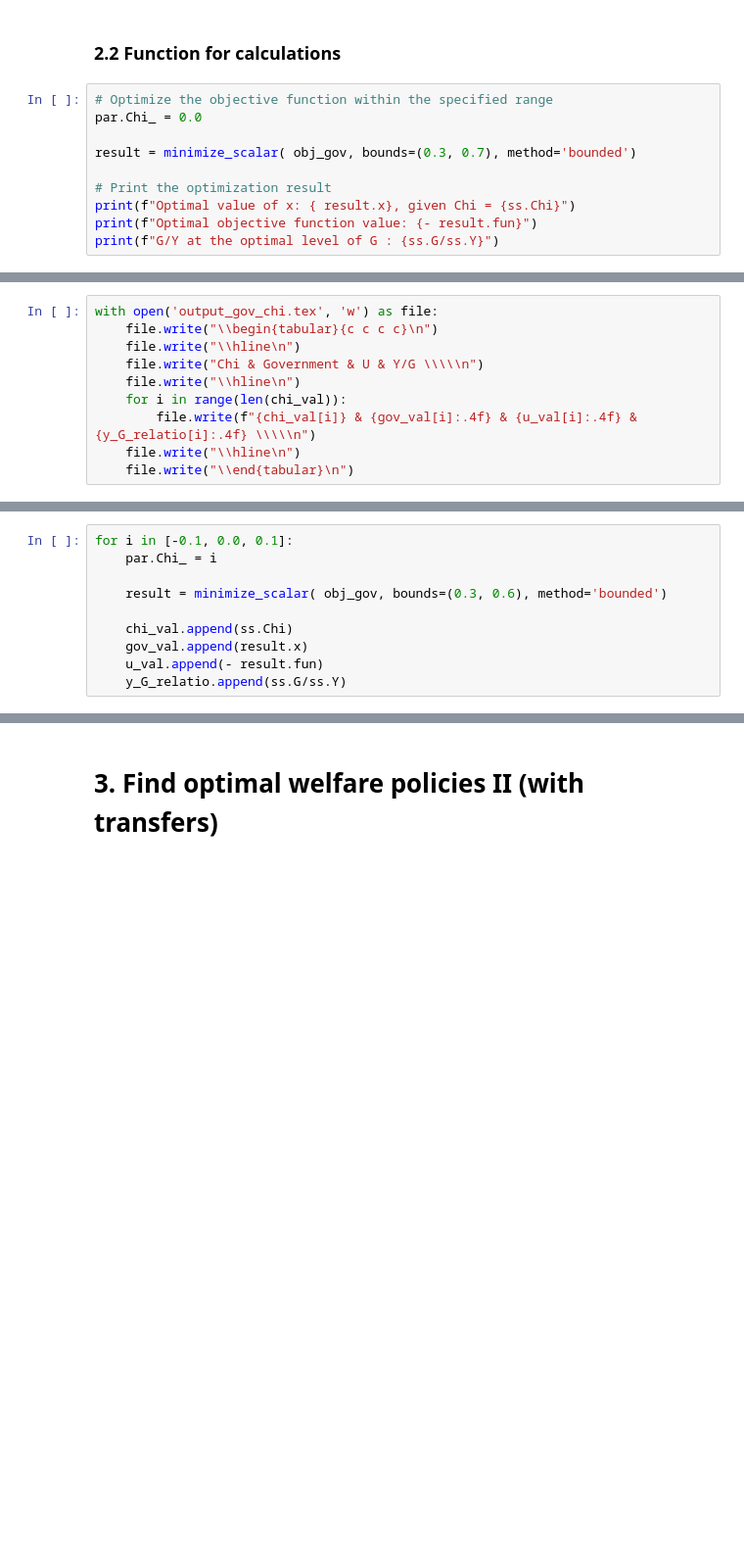
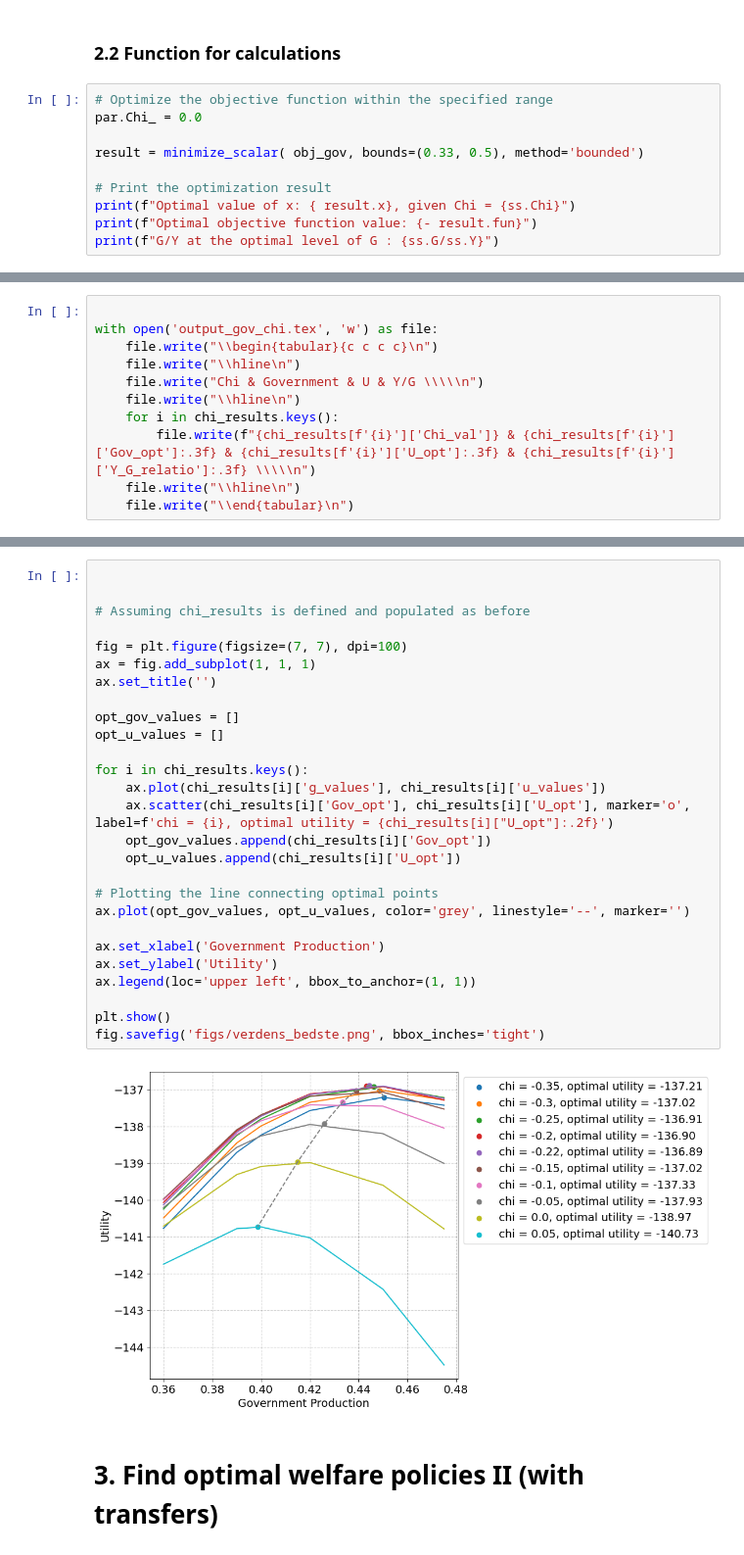
Before and after one commit to funlime/Assignment_2, a Jupyter notebook: Assignment_II/HANCWelfareModel.ipynb, the cells around one changed output, grey strips where cells are left out. Shown at 98% size. Saved outputs shown, nothing was run; the diff lists cells and outputs as text; blank space fills up the shorter version.

```diff
--- a/Assignment_II/HANCWelfareModel.ipynb
+++ b/Assignment_II/HANCWelfareModel.ipynb
@@ -360,7 +378,7 @@ def obj_gov(x):
 # Optimize the objective function within the specified range
 par.Chi_ = 0.0
 
-result = minimize_scalar( obj_gov, bounds=(0.3, 0.7), method='bounded')
+result = minimize_scalar( obj_gov, bounds=(0.33, 0.5), method='bounded')
 
 # Print the optimization result
 print(f"Optimal value of x: { result.x}, given Chi = {ss.Chi}")
@@ -435,10 +470,11 @@ for chi in chi_values:
 # %%
+
 with open('output_gov_chi.tex', 'w') as file:
     file.write("\\begin{tabular}{c c c c}\n")
     file.write("\\hline\n")
     file.write("Chi & Government & U & Y/G \\\\\n")
     file.write("\\hline\n")
-    for i in range(len(chi_val)):
-        file.write(f"{chi_val[i]} & {gov_val[i]:.4f} & {u_val[i]:.4f} & {y_G_relatio[i]:.4f} \\\\\n")
+    for i in chi_results.keys():
+        file.write(f"{chi_results[f'{i}']['Chi_val']} & {chi_results[f'{i}']['Gov_opt']:.3f} & {chi_results[f'{i}']['U_opt']:.3f} & {chi_results[f'{i}']['Y_G_relatio']:.3f} \\\\\n")
     file.write("\\hline\n")
     file.write("\\end{tabular}\n")
@@ -476,10 +480,0 @@ ax.legend()
-# %%
-for i in [-0.1, 0.0, 0.1]:
-    par.Chi_ = i
-
-    result = minimize_scalar( obj_gov, bounds=(0.3, 0.6), method='bounded')
-
-    chi_val.append(ss.Chi)
-    gov_val.append(result.x)
-    u_val.append(- result.fun)
-    y_G_relatio.append(ss.G/ss.Y)
@@ -627,3 +481,32 @@ print(f'Y/G: {y_G_relatio}')
+# %%
+
+
+# Assuming chi_results is defined and populated as before
+
+fig = plt.figure(figsize=(7, 7), dpi=100)
+ax = fig.add_subplot(1, 1, 1)
+ax.set_title('')
+
+opt_gov_values = []
+opt_u_values = []
+
+for i in chi_results.keys():
+    ax.plot(chi_results[i]['g_values'], chi_results[i]['u_values'])
+    ax.scatter(chi_results[i]['Gov_opt'], chi_results[i]['U_opt'], marker='o', label=f'chi = {i}, optimal utility = {chi_results[i]["U_opt"]:.2f}')
+    opt_gov_values.append(chi_results[i]['Gov_opt'])
+    opt_u_values.append(chi_results[i]['U_opt'])
+
+# Plotting the line connecting optimal points
+ax.plot(opt_gov_values, opt_u_values, color='grey', linestyle='--', marker='')
+
+ax.set_xlabel('Government Production')
+ax.set_ylabel('Utility')
+ax.legend(loc='upper left', bbox_to_anchor=(1, 1))
+
+plt.show()
+fig.savefig('figs/verdens_bedste.png', bbox_inches='tight')
+# %% [output]
+[figure, added]
 # %% [markdown]
 # 3. Find optimal welfare policies II (with transfers)
 # %% [markdown]
```
Also changed, not shown: parts of 63 cells of this notebook, 3 other files.
